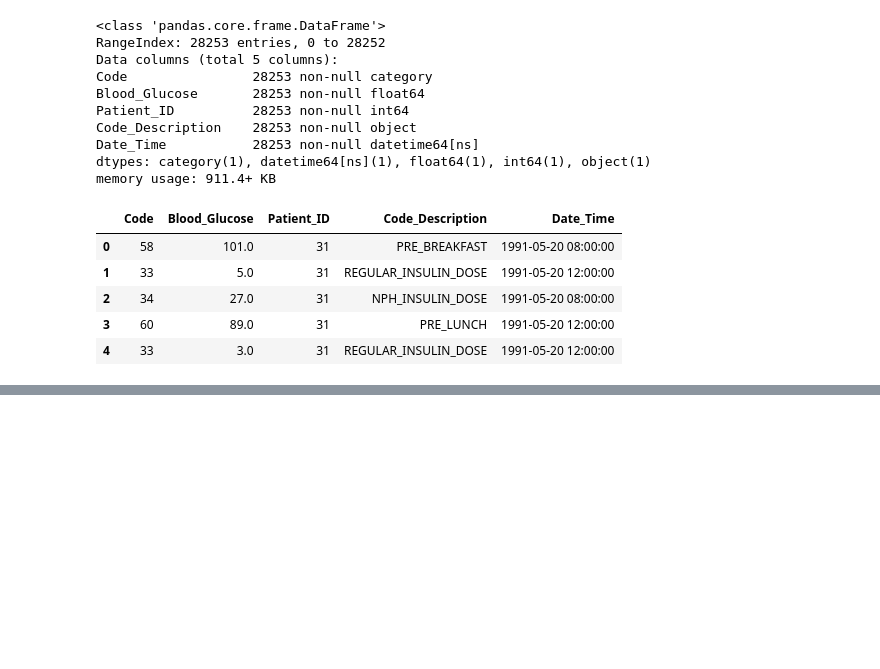
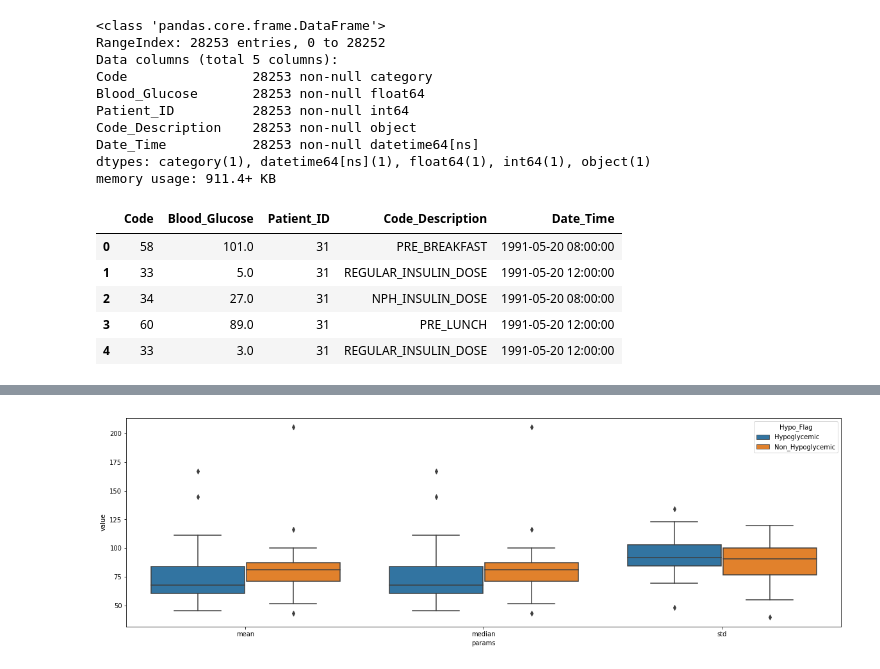
Before and after one commit to johngunaseelan/Hypoglycemia-Detection, a Jupyter notebook: Code/EDA - II.ipynb, the cells around one changed output, grey strips where cells are left out. Saved outputs shown, nothing was run; the diff lists cells and outputs as text; code cells hidden in the pictures; blank space fills up the shorter version.

```diff
--- a/Code/EDA - II.ipynb
+++ b/Code/EDA - II.ipynb
@@ -91,0 +132,7 @@ plt.show()
+# %%
+fig = plt.gcf()
+fig.set_size_inches(20, 6, forward=True)
+sns.boxplot(x="params", y="value", hue="Hypo_Flag", data=df_agg_plot.loc[(df_agg_plot['params']  == 'mean') | (df_agg_plot['params']  == 'median') | (df_agg_plot['params']  == 'std')])
+plt.show()
+# %% [output]
+[figure, added]
```
Also changed, not shown: parts of 12 cells of this notebook, 1 other file.
